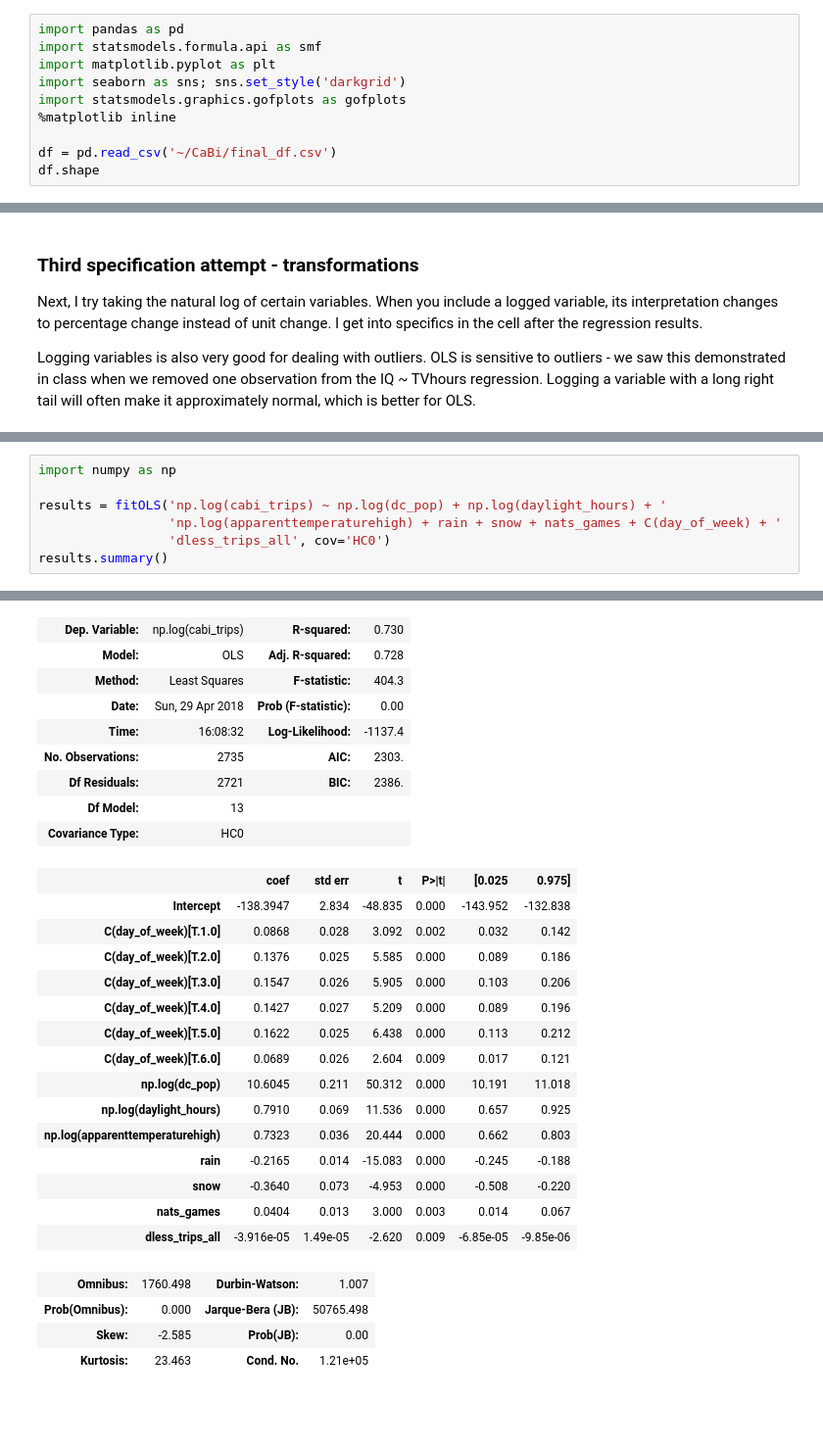
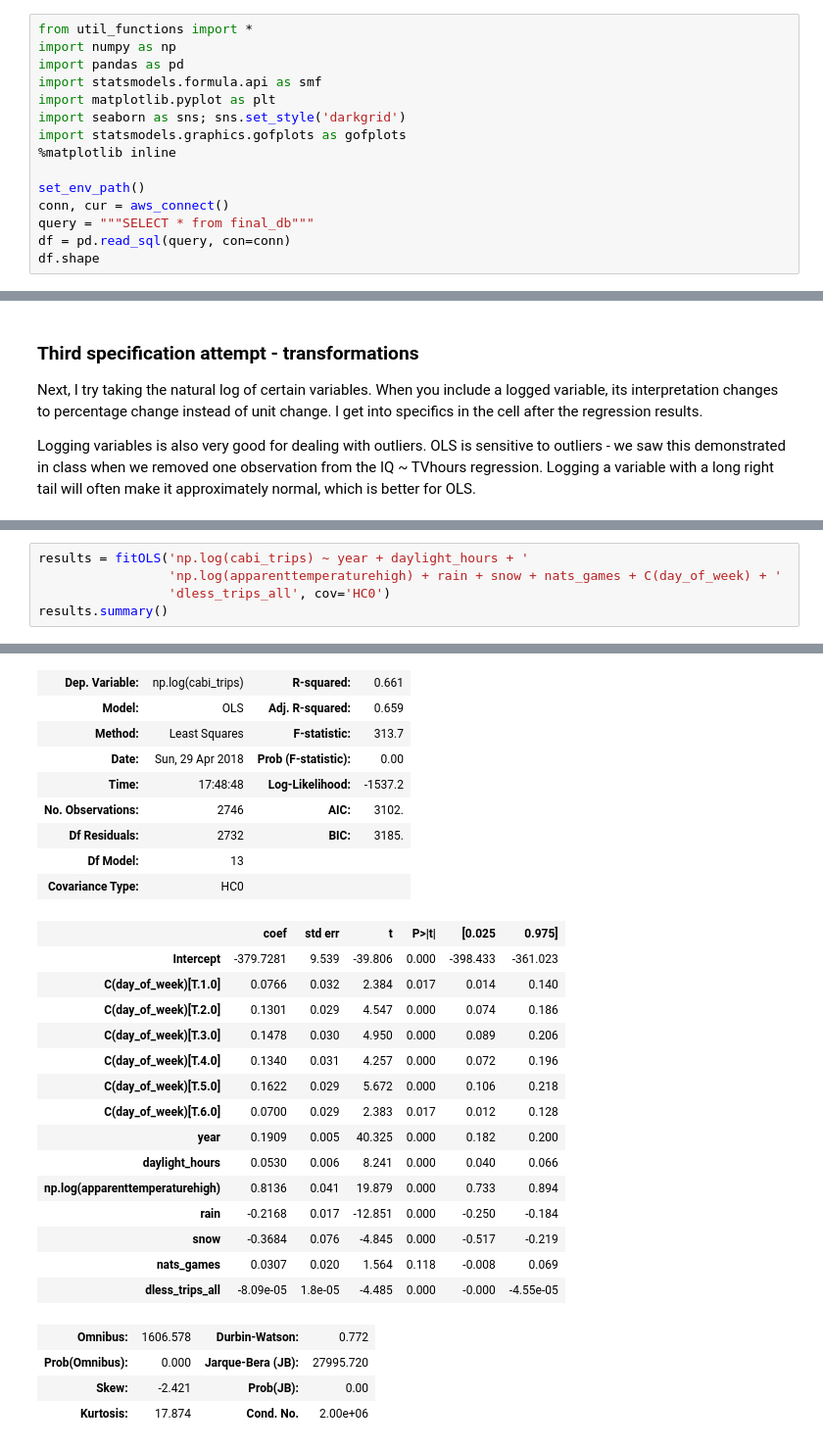
Before and after one commit to noahnewberger/Bikeshare-DC, a Jupyter notebook: notebooks/ols_baseline.ipynb, the cells around one changed output, grey strips where cells are left out. Shown: that part at 98% size. Saved outputs shown, nothing was run; the diff lists cells and outputs as text; blank space fills up the shorter version.

```diff
--- a/notebooks/ols_baseline.ipynb
+++ b/notebooks/ols_baseline.ipynb
@@ -4,4 +4,6 @@ In this notebook, I perform OLS regressions using daily CaBi trips as the depend
 # %%
+from util_functions import *
+import numpy as np
 import pandas as pd
 import statsmodels.formula.api as smf
 import matplotlib.pyplot as plt
@@ -9,6 +11,9 @@ import seaborn as sns; sns.set_style('darkgrid')
 import statsmodels.graphics.gofplots as gofplots
 %matplotlib inline
 
-df = pd.read_csv('~/CaBi/final_df.csv')
+set_env_path()
+conn, cur = aws_connect()
+query = """SELECT * from final_db"""
+df = pd.read_sql(query, con=conn)
 df.shape
 # %% [output]
@@ -194,40 +197,38 @@ df.shape
 # %%
-import numpy as np
-
-results = fitOLS('np.log(cabi_trips) ~ np.log(dc_pop) + np.log(daylight_hours) + '
+results = fitOLS('np.log(cabi_trips) ~ year + daylight_hours + '
                  'np.log(apparenttemperaturehigh) + rain + snow + nats_games + C(day_of_week) + '
                  'dless_trips_all', cov='HC0')
 results.summary()
 # %% [output]
 OLS Regression Results
-| Dep. Variable: | np.log(cabi_trips) | R-squared: | 0.730 |
-| Model: | OLS | Adj. R-squared: | 0.728 |
-| Method: | Least Squares | F-statistic: | 404.3 |
+| Dep. Variable: | np.log(cabi_trips) | R-squared: | 0.661 |
+| Model: | OLS | Adj. R-squared: | 0.659 |
+| Method: | Least Squares | F-statistic: | 313.7 |
 | Date: | Sun, 29 Apr 2018 | Prob (F-statistic): | 0.00 |
-| Time: | 16:08:32 | Log-Likelihood: | -1137.4 |
-| No. Observations: | 2735 | AIC: | 2303. |
-| Df Residuals: | 2721 | BIC: | 2386. |
+| Time: | 17:48:48 | Log-Likelihood: | -1537.2 |
+| No. Observations: | 2746 | AIC: | 3102. |
+| Df Residuals: | 2732 | BIC: | 3185. |
 | Df Model: | 13 |  |  |
 | Covariance Type: | HC0 |  |  |
 |  | coef | std err | t | P>|t| | [0.025 | 0.975] |
-| Intercept | -138.3947 | 2.834 | -48.835 | 0.000 | -143.952 | -132.838 |
-| C(day_of_week)[T.1.0] | 0.0868 | 0.028 | 3.092 | 0.002 | 0.032 | 0.142 |
-| C(day_of_week)[T.2.0] | 0.1376 | 0.025 | 5.585 | 0.000 | 0.089 | 0.186 |
-| C(day_of_week)[T.3.0] | 0.1547 | 0.026 | 5.905 | 0.000 | 0.103 | 0.206 |
-| C(day_of_week)[T.4.0] | 0.1427 | 0.027 | 5.209 | 0.000 | 0.089 | 0.196 |
-| C(day_of_week)[T.5.0] | 0.1622 | 0.025 | 6.438 | 0.000 | 0.113 | 0.212 |
-| C(day_of_week)[T.6.0] | 0.0689 | 0.026 | 2.604 | 0.009 | 0.017 | 0.121 |
-| np.log(dc_pop) | 10.6045 | 0.211 | 50.312 | 0.000 | 10.191 | 11.018 |
-| np.log(daylight_hours) | 0.7910 | 0.069 | 11.536 | 0.000 | 0.657 | 0.925 |
-| np.log(apparenttemperaturehigh) | 0.7323 | 0.036 | 20.444 | 0.000 | 0.662 | 0.803 |
-| rain | -0.2165 | 0.014 | -15.083 | 0.000 | -0.245 | -0.188 |
-| snow | -0.3640 | 0.073 | -4.953 | 0.000 | -0.508 | -0.220 |
-| nats_games | 0.0404 | 0.013 | 3.000 | 0.003 | 0.014 | 0.067 |
-| dless_trips_all | -3.916e-05 | 1.49e-05 | -2.620 | 0.009 | -6.85e-05 | -9.85e-06 |
+| Intercept | -379.7281 | 9.539 | -39.806 | 0.000 | -398.433 | -361.023 |
+| C(day_of_week)[T.1.0] | 0.0766 | 0.032 | 2.384 | 0.017 | 0.014 | 0.140 |
+| C(day_of_week)[T.2.0] | 0.1301 | 0.029 | 4.547 | 0.000 | 0.074 | 0.186 |
+| C(day_of_week)[T.3.0] | 0.1478 | 0.030 | 4.950 | 0.000 | 0.089 | 0.206 |
+| C(day_of_week)[T.4.0] | 0.1340 | 0.031 | 4.257 | 0.000 | 0.072 | 0.196 |
+| C(day_of_week)[T.5.0] | 0.1622 | 0.029 | 5.672 | 0.000 | 0.106 | 0.218 |
+| C(day_of_week)[T.6.0] | 0.0700 | 0.029 | 2.383 | 0.017 | 0.012 | 0.128 |
+| year | 0.1909 | 0.005 | 40.325 | 0.000 | 0.182 | 0.200 |
+| daylight_hours | 0.0530 | 0.006 | 8.241 | 0.000 | 0.040 | 0.066 |
+| np.log(apparenttemperaturehigh) | 0.8136 | 0.041 | 19.879 | 0.000 | 0.733 | 0.894 |
+| rain | -0.2168 | 0.017 | -12.851 | 0.000 | -0.250 | -0.184 |
+| snow | -0.3684 | 0.076 | -4.845 | 0.000 | -0.517 | -0.219 |
+| nats_games | 0.0307 | 0.020 | 1.564 | 0.118 | -0.008 | 0.069 |
+| dless_trips_all | -8.09e-05 | 1.8e-05 | -4.485 | 0.000 | -0.000 | -4.55e-05 |
-| Omnibus: | 1760.498 | Durbin-Watson: | 1.007 |
-| Prob(Omnibus): | 0.000 | Jarque-Bera (JB): | 50765.498 |
-| Skew: | -2.585 | Prob(JB): | 0.00 |
-| Kurtosis: | 23.463 | Cond. No. | 1.21e+05 |
+| Omnibus: | 1606.578 | Durbin-Watson: | 0.772 |
+| Prob(Omnibus): | 0.000 | Jarque-Bera (JB): | 27995.720 |
+| Skew: | -2.421 | Prob(JB): | 0.00 |
+| Kurtosis: | 17.874 | Cond. No. | 2.00e+06 |
 # %% [markdown]
 Since we have some logged variables, the interpretation of the coefficients changes.
 
```
Also changed, not shown: parts of 22 cells of this notebook.
